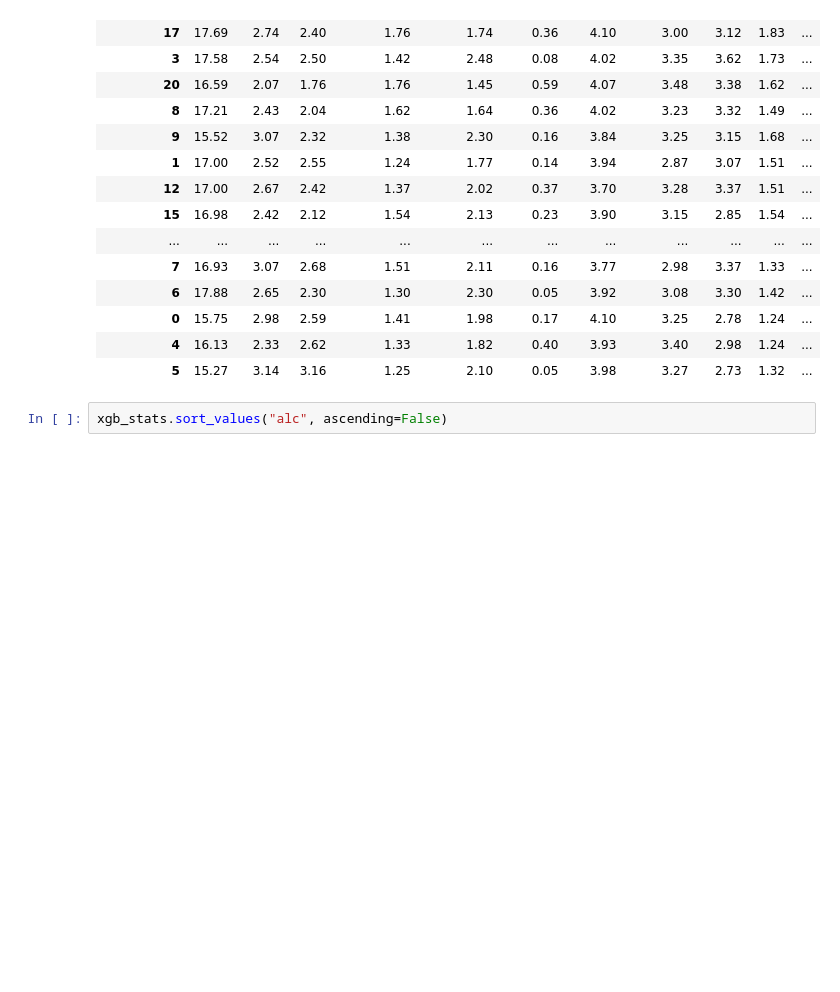
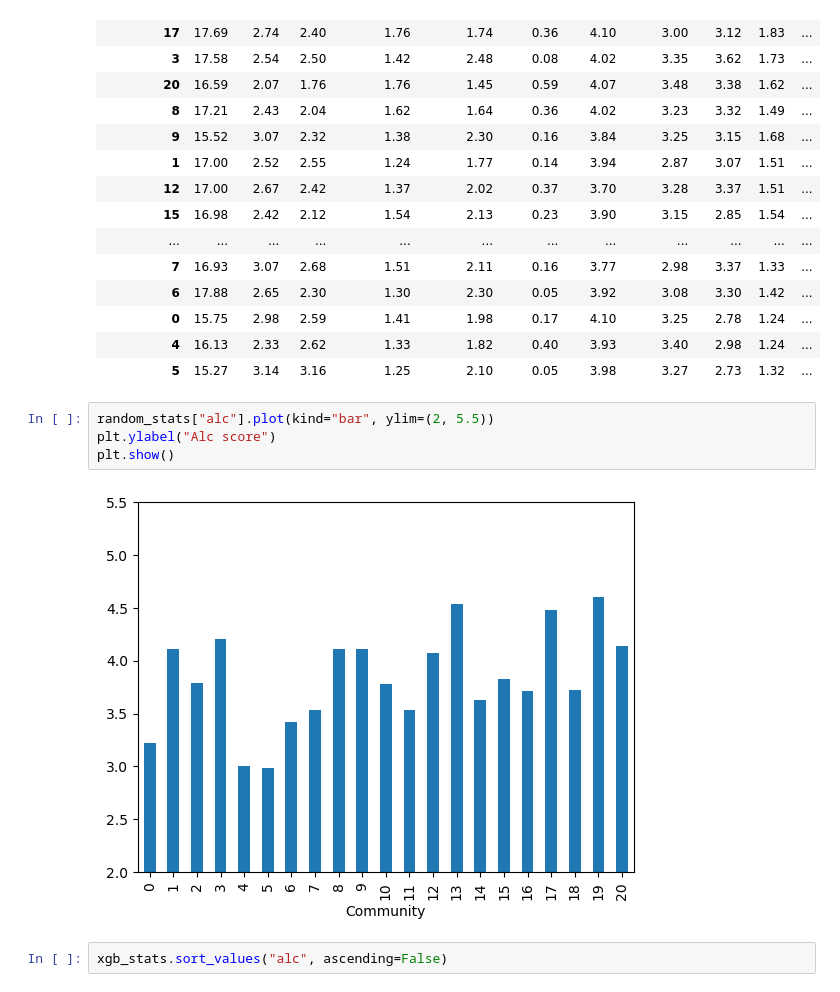
Before and after one commit to Cyrlyo/Alcohol_Students, a Jupyter notebook: Notebook/statitics.ipynb, the cells around one changed output. Drawn from its saved outputs; the diff is of its cells as text; blank space fills up the shorter version.

```diff
--- a/Notebook/statitics.ipynb
+++ b/Notebook/statitics.ipynb
@@ -273,6 +273,12 @@ random_stats.sort_values("alc", ascending=False)
 | 0 | 15.75 | 2.98 | 2.59 | 1.41 | 1.98 | 0.17 | 4.10 | 3.25 | 2.78 | 1.24 | ... |
 | 4 | 16.13 | 2.33 | 2.62 | 1.33 | 1.82 | 0.40 | 3.93 | 3.40 | 2.98 | 1.24 | ... |
 | 5 | 15.27 | 3.14 | 3.16 | 1.25 | 2.10 | 0.05 | 3.98 | 3.27 | 2.73 | 1.32 | ... |
+# %%
+random_stats["alc"].plot(kind="bar", ylim=(2, 5.5))
+plt.ylabel("Alc score")
+plt.show()
+# %% [output]
+[figure, added]
 # %%
 xgb_stats.sort_values("alc", ascending=False)
 # %% [output]
```
Also changed, not shown: parts of 4 cells of this notebook.
